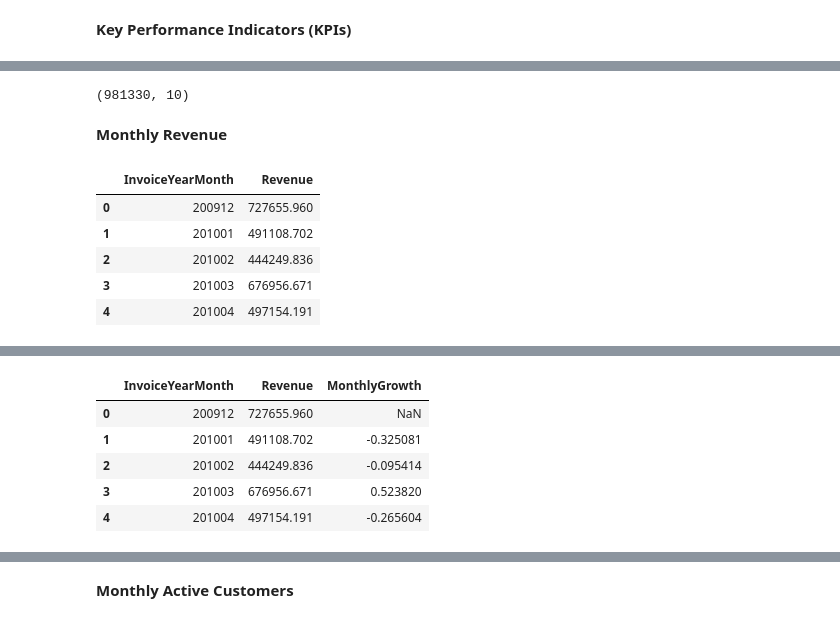
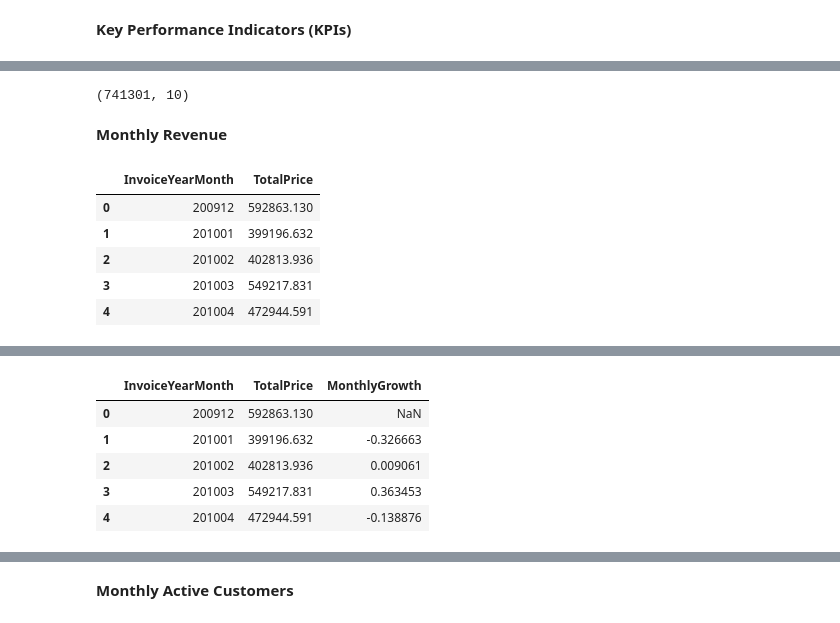
Before and after one commit to mahapara2411/devopsgit, a Jupyter notebook: CLV_KPI's.ipynb, the cells around one changed output, grey strips where cells are left out. Cells and saved outputs as stored; diff of their text form; code cells hidden in the pictures.

```diff
--- a/CLV_KPI's.ipynb
+++ b/CLV_KPI's.ipynb
@@ -85,0 +103,4 @@ data.describe()
+# %%
+# check out the rows with missing values
+# first drop the rows where the description is null
+data.dropna(axis = 0, subset = ["Description"], inplace = True)
@@ -85,0 +135,5 @@ data.describe()
+# %%
+# We have to drop the rows where customer ID is null because it's a unique customer ID of each customer
+# So it's better to drop rather than imputing it with some random value
+
+data.dropna(axis = 0, subset = ["CustomerID"], inplace = True)
@@ -122,14 +188,14 @@ Requirement already satisfied: six in /usr/local/lib/python3.7/dist-packages (fr
 # %%
 # calculate Revenue for each row
-data['Revenue'] = data['Price'] * data['Quantity']
+data['TotalPrice'] = data['Price'] * data['Quantity']
 
 # we look at the revenue by country
-revenue_country = pd.DataFrame(data.groupby('Country')['Revenue'].agg(sum).sort_values(ascending=False)).reset_index()
+sales_country = pd.DataFrame(data.groupby('Country')['TotalPrice'].agg(sum).sort_values(ascending=False)).reset_index()
 
 # plot a bar chart
-plot_data = [go.Bar(x=revenue_country['Country'],y=revenue_country['Revenue'])]
+plot_data = [go.Bar(x=sales_country['Country'],y=sales_country['TotalPrice'])]
 
-plot_layout = go.Layout(title='Revenue by Country')
+plot_layout = go.Layout(title='Sales by Country')
 
 fig = go.Figure(data=plot_data, layout=plot_layout)
 fig.show(renderer="colab")
@@ -140,18 +269,18 @@ fig.show(renderer="colab")
 data_uk = data.query("Country=='United Kingdom'").reset_index(drop=True)
 data_uk.shape
 # %% [output]
-(981330, 10)
+(741301, 10)
 # %% [markdown]
 **Monthly Revenue**
 # %%
-# create a new dataframe with YearMonth and Revenue columns
-revenue = data_uk.groupby(['InvoiceYearMonth'])['Revenue'].sum().reset_index()
-revenue.head()
+# create a new dataframe with YearMonth and TotalPrice columns
+sales = data_uk.groupby(['InvoiceYearMonth'])['TotalPrice'].sum().reset_index()
+sales.head()
 # %% [output]
-|  | InvoiceYearMonth | Revenue |
-| 0 | 200912 | 727655.960 |
-| 1 | 201001 | 491108.702 |
-| 2 | 201002 | 444249.836 |
-| 3 | 201003 | 676956.671 |
-| 4 | 201004 | 497154.191 |
+|  | InvoiceYearMonth | TotalPrice |
+| 0 | 200912 | 592863.130 |
+| 1 | 201001 | 399196.632 |
+| 2 | 201002 | 402813.936 |
+| 3 | 201003 | 549217.831 |
+| 4 | 201004 | 472944.591 |
 # %%
@@ -166,15 +295,15 @@ fig.show(renderer="colab")
 [interactive output not drawn]
 # %%
 # calculate the monthly growth
-revenue['MonthlyGrowth'] = revenue['Revenue'].pct_change()
+sales['MonthlyGrowth'] = sales['TotalPrice'].pct_change()
 
-revenue.head()
+sales.head()
 # %% [output]
-|  | InvoiceYearMonth | Revenue | MonthlyGrowth |
-| 0 | 200912 | 727655.960 | NaN |
-| 1 | 201001 | 491108.702 | -0.325081 |
-| 2 | 201002 | 444249.836 | -0.095414 |
-| 3 | 201003 | 676956.671 | 0.523820 |
-| 4 | 201004 | 497154.191 | -0.265604 |
+|  | InvoiceYearMonth | TotalPrice | MonthlyGrowth |
+| 0 | 200912 | 592863.130 | NaN |
+| 1 | 201001 | 399196.632 | -0.326663 |
+| 2 | 201002 | 402813.936 | 0.009061 |
+| 3 | 201003 | 549217.831 | 0.363453 |
+| 4 | 201004 | 472944.591 | -0.138876 |
 # %%
 # bar chart showing the monthly growth rate
```
Also changed, not shown: parts of 36 cells of this notebook.
